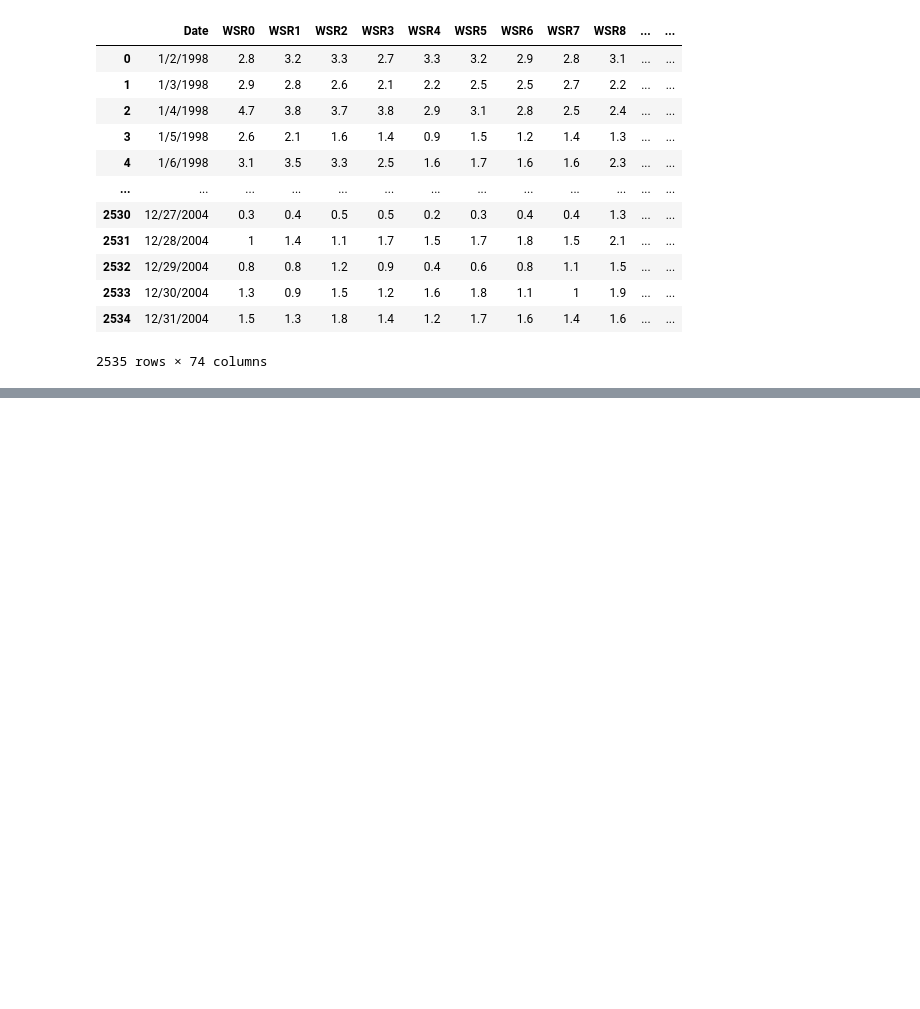
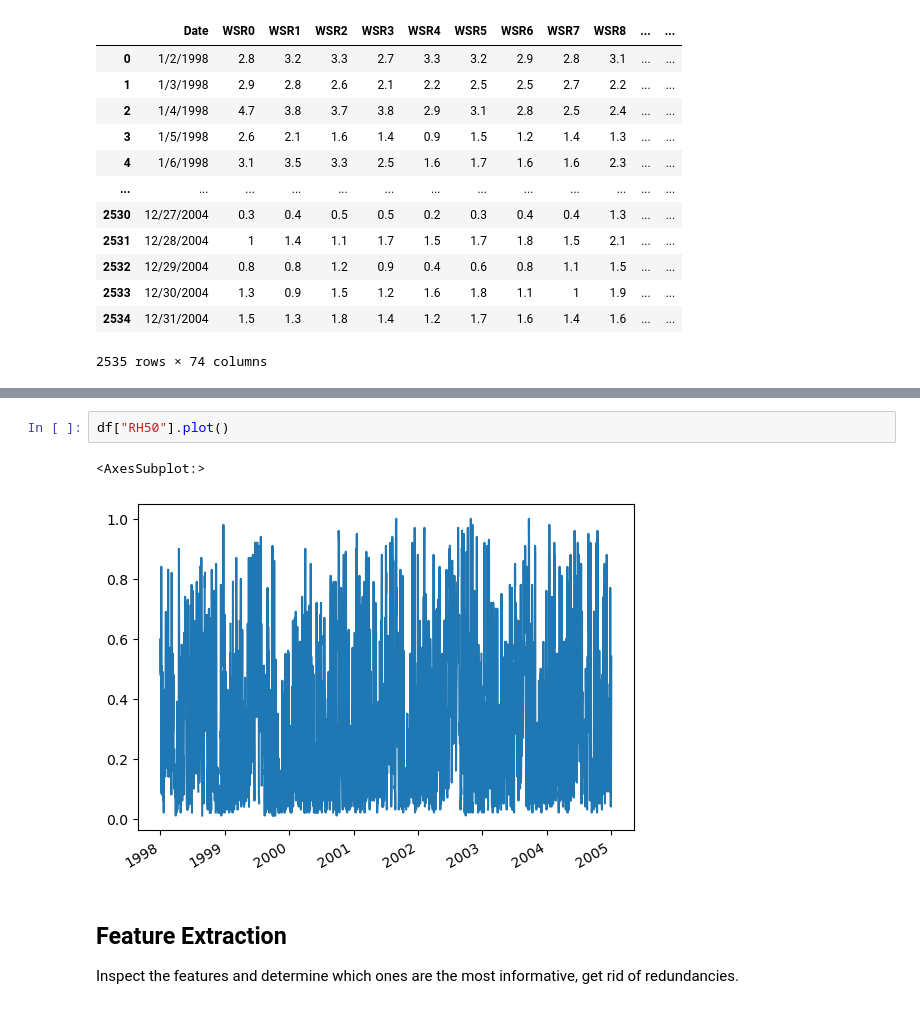
Before and after one commit to uygishypr/Ozone-Levels-Forecasting, a Jupyter notebook: src/ozone_forecasting.ipynb, the cells around one changed output, grey strips where cells are left out. Cells and saved outputs as stored; diff of their text form; blank space fills up the shorter version.

```diff
--- a/src/ozone_forecasting.ipynb
+++ b/src/ozone_forecasting.ipynb
@@ -62,0 +121,10 @@ df
+# %%
+df["RH50"].plot()
+# %% [output]
+<AxesSubplot:>
+[figure, added]
+# %% [markdown]
+
+## Feature Extraction
+
+Inspect the features and determine which ones are the most informative, get rid of redundancies.
```
Also changed, not shown: parts of 7 cells of this notebook.
